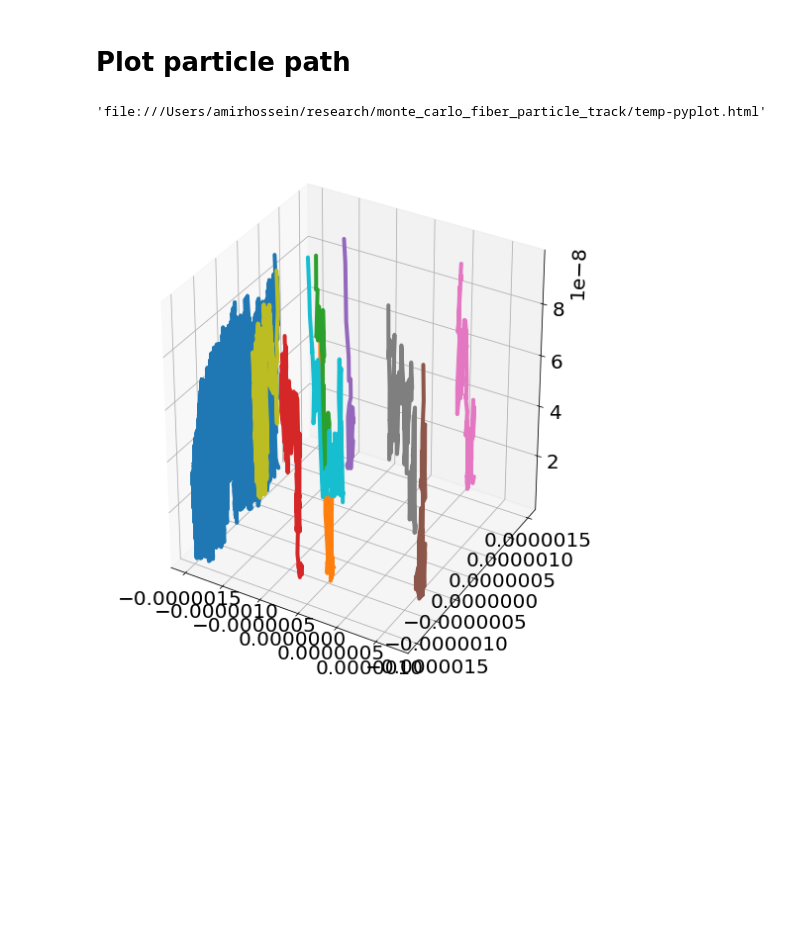
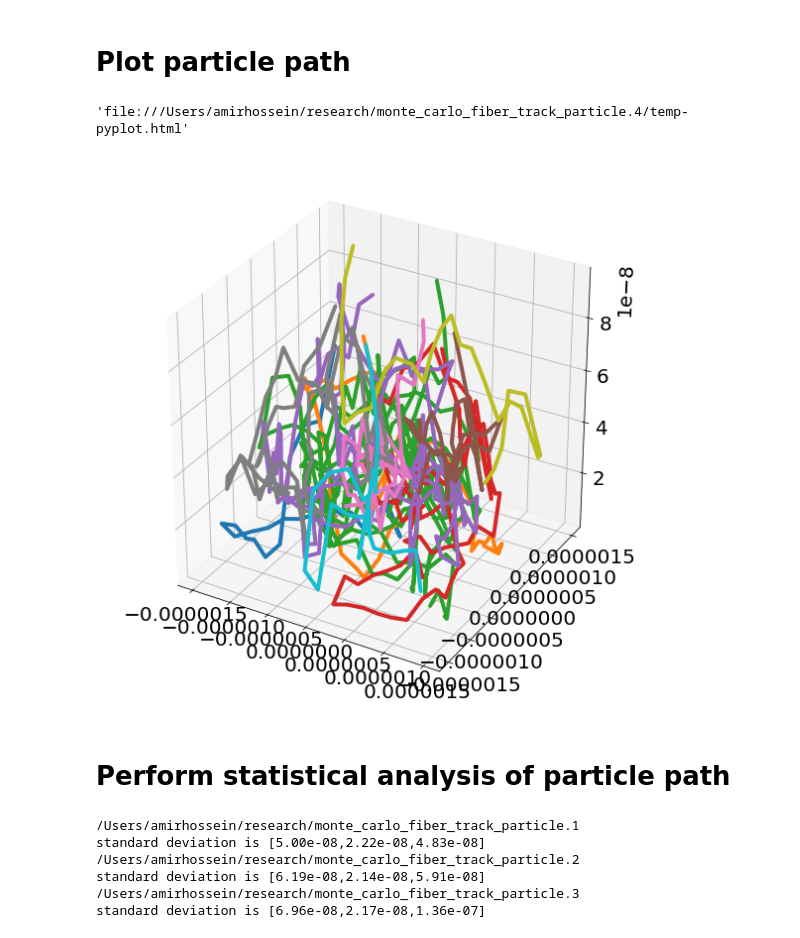
Before and after one commit to amirhosseindavoody/cnt_film_monte_carlo, a Jupyter notebook: visualization/monte_carlo_results.ipynb, the cells around one changed output. Saved outputs shown, nothing was run; the diff lists cells and outputs as text; code cells hidden in the pictures; blank space fills up the shorter version.

```diff
--- a/visualization/monte_carlo_results.ipynb
+++ b/visualization/monte_carlo_results.ipynb
@@ -193,11 +194,13 @@ ValueError: x and y must have same first dimension, but have shapes (4,) and (1,
 # %% [markdown]
 # Plot particle path
 # %%
+directories = [os.path.expanduser("~/research/monte_carlo_fiber_track_particle.4")]
+
 fig = plt.figure(figsize=(20,10))
 ax = fig.add_subplot(111,projection='3d')
 data = []
 for directory in directories:
-    for i in range(11):
+    for i in range(0,10):
         filename = os.path.join(directory,"particle_path."+str(i)+".dat")
         if not os.path.exists(filename):
             continue
@@ -234,32 +237,66 @@ layout = dict(
             zerolinecolor='rgb(255, 255, 255)',
             showbackground=True,
             backgroundcolor='rgb(230, 230,230)'
         ),
         zaxis=dict(
             gridcolor='rgb(255, 255, 255)',
             zerolinecolor='rgb(255, 255, 255)',
             showbackground=True,
             backgroundcolor='rgb(230, 230,230)'
         ),
         camera=dict(
             up=dict(
                 x=0,
                 y=0,
                 z=1
             ),
             eye=dict(
                 x=-1.7428,
                 y=1.0707,
                 z=0.7100,
             )
         ),
         aspectratio = dict( x=1, y=1, z=0.03 ),
         aspectmode = 'manual'
     ),
 )
 
 fig = go.Figure(data=data, layout=layout)
 plo.plot(fig,filename=os.path.join(directory,"temp-pyplot.html"))
 # %% [output]
-'file:///Users/amirhossein/research/monte_carlo_fiber_particle_track/temp-pyplot.html'
+'file:///Users/amirhossein/research/monte_carlo_fiber_track_particle.4/temp-pyplot.html'
-[figure, old version]
+[figure, new version]
+# %% [markdown]
+# Perform statistical analysis of particle path
+# %%
+directories = [os.path.expanduser("~/research/monte_carlo_fiber_track_particle.1")]
+directories += [os.path.expanduser("~/research/monte_carlo_fiber_track_particle.2")]
+directories += [os.path.expanduser("~/research/monte_carlo_fiber_track_particle.3")]
+
+for directory in directories:
+    print(directory)
+    xmean, ymean, zmean = [], [], []
+    std = {'x':[],'y':[],'z':[]}
+    for file in os.listdir(directory):
+        if file.startswith("particle_path"):
+            fullpath = os.path.join(directory,file)
+            x,y,z = np.loadtxt(fullpath, unpack=True)
+            xmean += np.mean(x)
+            ymean += np.mean(y)
+            zmean += np.mean(z)
+            std['x'].append(np.std(x))
+            std['y'].append(np.std(y))
+            std['z'].append(np.std(z))
+
+    std['x'] = np.array(std['x'])
+    std['y'] = np.array(std['y'])
+    std['z'] = np.array(std['z'])
+
+    print("standard deviation is [{:1.2e},{:1.2e},{:1.2e}]".format(np.mean(std['x']), np.mean(std['y']), np.mean(std['z'])))
+# %% [output]
+/Users/amirhossein/research/monte_carlo_fiber_track_particle.1
+standard deviation is [5.00e-08,2.22e-08,4.83e-08]
+/Users/amirhossein/research/monte_carlo_fiber_track_particle.2
+standard deviation is [6.19e-08,2.14e-08,5.91e-08]
+/Users/amirhossein/research/monte_carlo_fiber_track_particle.3
+standard deviation is [6.96e-08,2.17e-08,1.36e-07]
```
Also changed, not shown: parts of 1 cell of this notebook, 5 other files.
